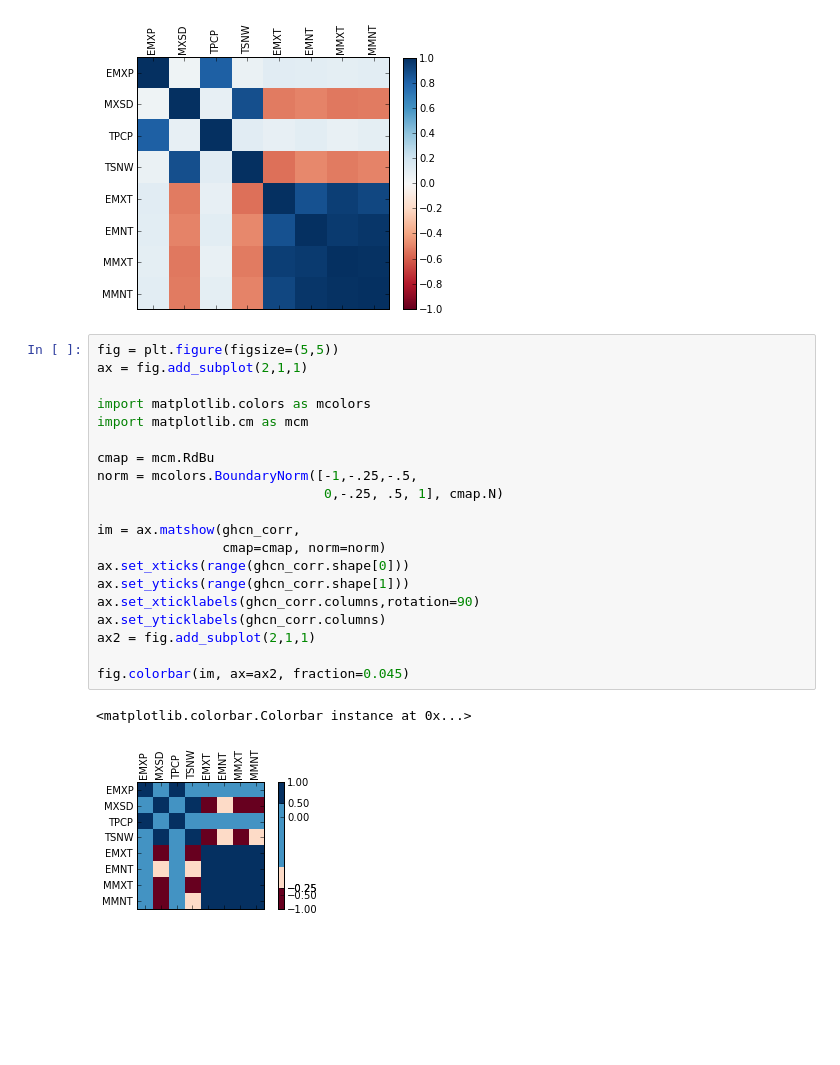
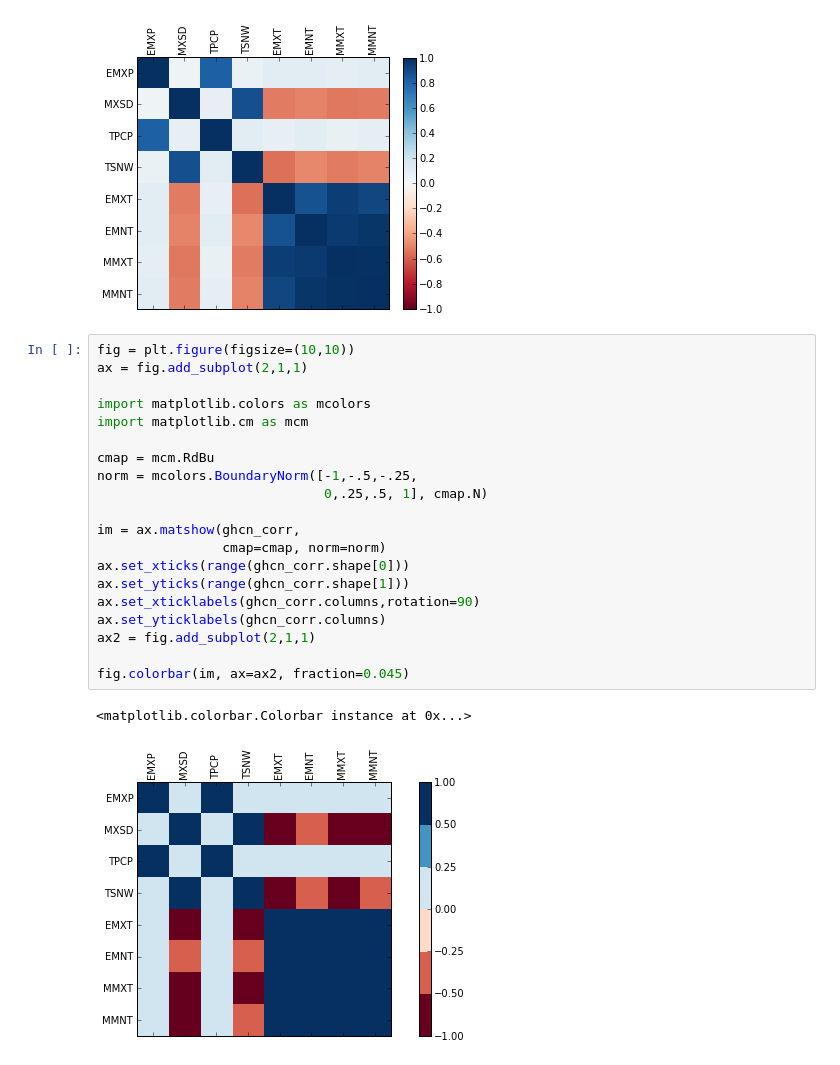
Before and after one commit to amspython/ams_tutorials, a Jupyter notebook: pandas.ipynb, the cells around one changed output. Cells and saved outputs as stored; diff of their text form; blank space fills up the shorter version.

Commit message:
fixed plot sizes

```diff
--- a/pandas.ipynb
+++ b/pandas.ipynb
@@ -1008,25 +1008,25 @@ fig.colorbar(im, ax=ax, fraction=0.045)
 <matplotlib.colorbar.Colorbar instance at 0x...>
 [figure]
 # %%
-fig = plt.figure(figsize=(5,5))
+fig = plt.figure(figsize=(10,10))
 ax = fig.add_subplot(2,1,1)
 
 import matplotlib.colors as mcolors
 import matplotlib.cm as mcm
 
 cmap = mcm.RdBu
-norm = mcolors.BoundaryNorm([-1,-.25,-.5,
-                             0,-.25, .5, 1], cmap.N)
+norm = mcolors.BoundaryNorm([-1,-.5,-.25,
+                             0,.25,.5, 1], cmap.N)
 
 im = ax.matshow(ghcn_corr,
                 cmap=cmap, norm=norm)
 ax.set_xticks(range(ghcn_corr.shape[0]))
 ax.set_yticks(range(ghcn_corr.shape[1]))
 ax.set_xticklabels(ghcn_corr.columns,rotation=90)
 ax.set_yticklabels(ghcn_corr.columns)
 ax2 = fig.add_subplot(2,1,1)
 
 fig.colorbar(im, ax=ax2, fraction=0.045)
 # %% [output]
 <matplotlib.colorbar.Colorbar instance at 0x...>
-[figure, old version]
+[figure, new version]
```
